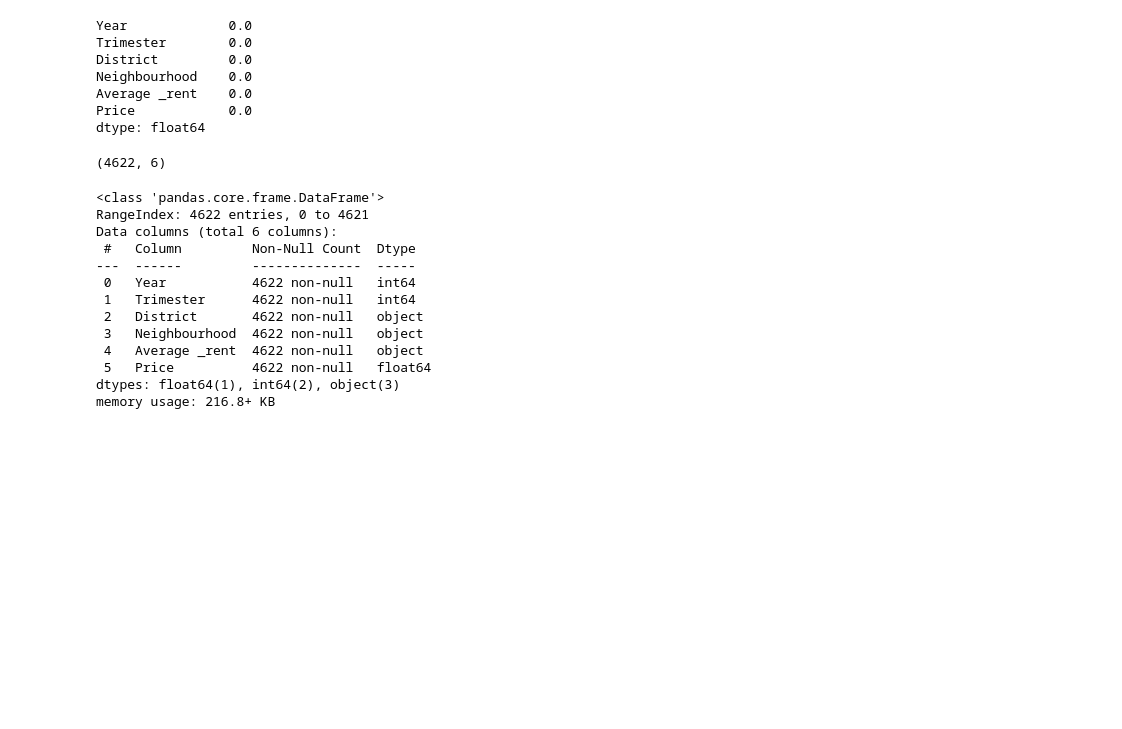
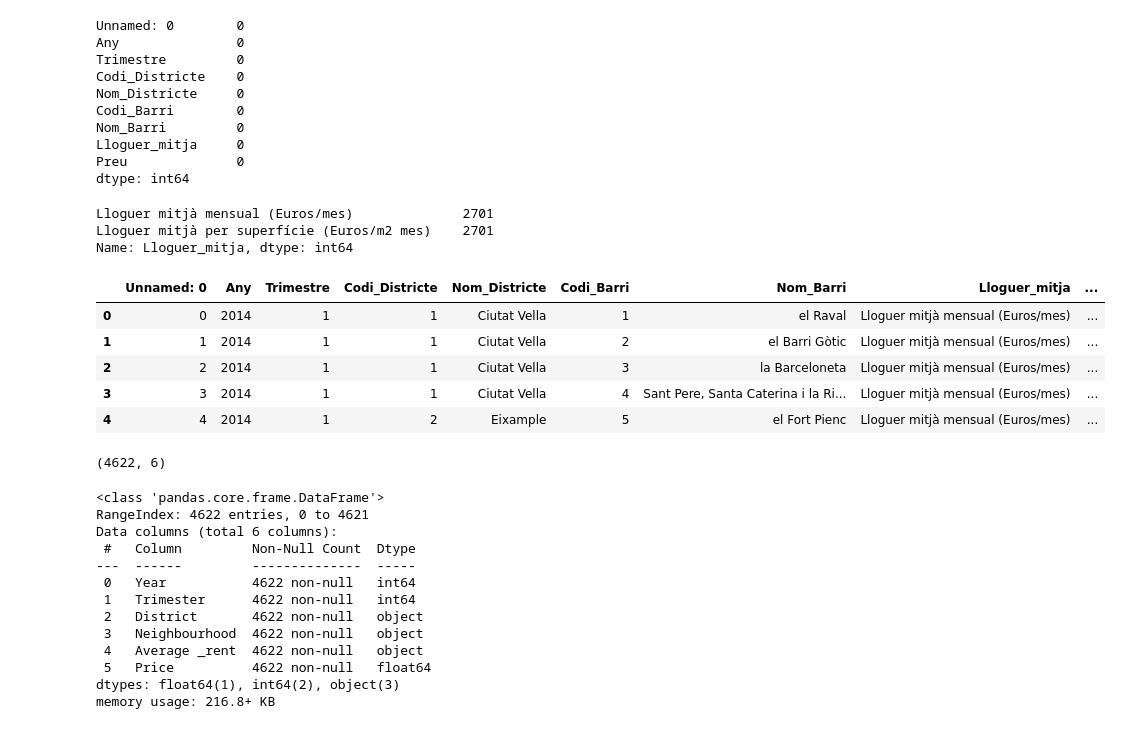
Before and after one commit to AnabellaFontana/Proyecto-Power-BI, a Jupyter notebook: alquileres_barcelona.ipynb, the cells around one changed output. Saved outputs shown, nothing was run; the diff lists cells and outputs as text; code cells hidden in the pictures; blank space fills up the shorter version.

```diff
--- a/alquileres_barcelona.ipynb
+++ b/alquileres_barcelona.ipynb
@@ -18,13 +18,35 @@ df_10 = pd.read_csv("ficheros/2023_lloguer_preu_trim.csv")
 df_final = pd.concat([df_1,df_2,df_3,df_4, df_5, df_6, df_7, df_8, df_9, df_10], ignore_index=True)
 # %%
 df_final.to_csv('alquileres_barcelona_final.csv')
+# %%
+df = pd.read_csv("alquileres_barcelona_final.csv")
 # %%
-df.isnull().sum()/df.shape[0]
+df.isnull().sum()
 # %% [output]
-Year             0.0
-Trimester        0.0
-District         0.0
-Neighbourhood    0.0
-Average _rent    0.0
-Price            0.0
-dtype: float64
+Unnamed: 0        0
+Any               0
+Trimestre         0
+Codi_Districte    0
+Nom_Districte     0
+Codi_Barri        0
+Nom_Barri         0
+Lloguer_mitja     0
+Preu              0
+dtype: int64
+# %%
+df['Lloguer_mitja'].value_counts()
+# %% [output]
+Lloguer mitjà mensual (Euros/mes)              2701
+Lloguer mitjà per superfície (Euros/m2 mes)    2701
+Name: Lloguer_mitja, dtype: int64
+# %%
+df['Preu']=df['Preu'].fillna('Unknown').str.replace('.', ',')
+# %%
+df.head()
+# %% [output]
+|  | Unnamed: 0 | Any | Trimestre | Codi_Districte | Nom_Districte | Codi_Barri | Nom_Barri | Lloguer_mitja | ... |
+| 0 | 0 | 2014 | 1 | 1 | Ciutat Vella | 1 | el Raval | Lloguer mitjà mensual (Euros/mes) | ... |
+| 1 | 1 | 2014 | 1 | 1 | Ciutat Vella | 2 | el Barri Gòtic | Lloguer mitjà mensual (Euros/mes) | ... |
+| 2 | 2 | 2014 | 1 | 1 | Ciutat Vella | 3 | la Barceloneta | Lloguer mitjà mensual (Euros/mes) | ... |
+| 3 | 3 | 2014 | 1 | 1 | Ciutat Vella | 4 | Sant Pere, Santa Caterina i la Ri... | Lloguer mitjà mensual (Euros/mes) | ... |
+| 4 | 4 | 2014 | 1 | 2 | Eixample | 5 | el Fort Pienc | Lloguer mitjà mensual (Euros/mes) | ... |
```
Also changed, not shown: parts of 1 cell of this notebook, 1 other file.
